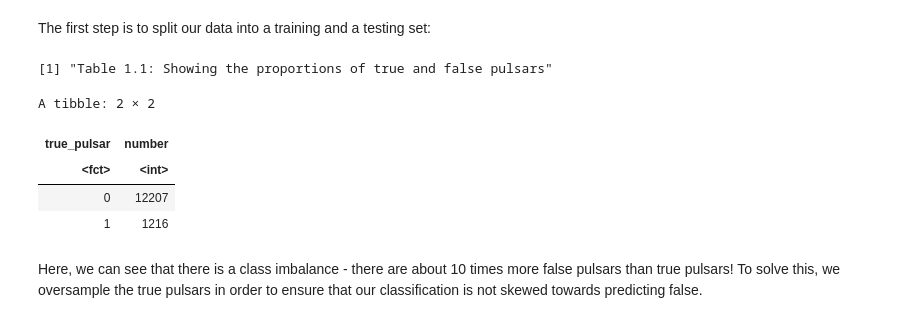
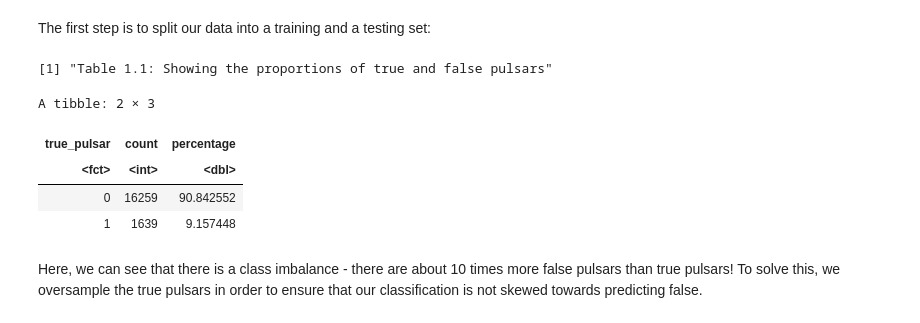
Before and after one commit to HarlH/Classification, a Jupyter notebook: Project_Report.ipynb, the cells around one changed output. Cells and saved outputs as stored; diff of their text form; code cells hidden in the pictures.

```diff
--- a/Project_Report.ipynb
+++ b/Project_Report.ipynb
@@ -124,18 +116,22 @@ pulsar_test <- testing(pulsar_split)
 # %%
 # Summarizing data into table counting the number of true and false pulsars
-pulsar_frequency <- pulsar_train |>
+
+num_obs <- nrow(star_data)
+
+pulsar_frequency <- star_data |>
     group_by(true_pulsar) |>
-    summarize(number = n())
+    summarize(count = n(),
+             percentage = n() / num_obs * 100)
 
 print("Table 1.1: Showing the proportions of true and false pulsars")
 
 pulsar_frequency
 # %% [output]
 [1] "Table 1.1: Showing the proportions of true and false pulsars"
-A tibble: 2 × 2
+A tibble: 2 × 3
-| true_pulsar | number |
-| <fct> | <int> |
-| 0 | 12207 |
-| 1 | 1216 |
+| true_pulsar | count | percentage |
+| <fct> | <int> | <dbl> |
+| 0 | 16259 | 90.842552 |
+| 1 | 1639 | 9.157448 |
 # %% [markdown]
 Here, we can see that there is a class imbalance - there are about 10 times more false pulsars than true pulsars! To solve this, we oversample the true pulsars in order to ensure that our classification is not skewed towards predicting false.
```
Also changed, not shown: parts of 10 cells of this notebook.
